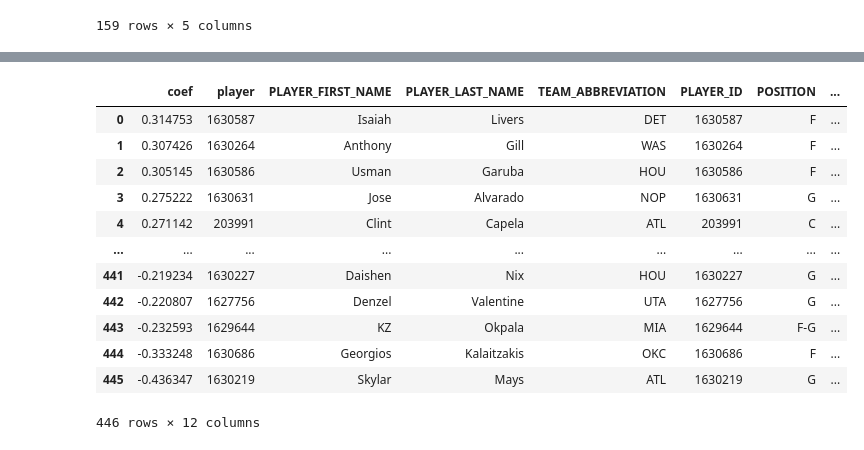
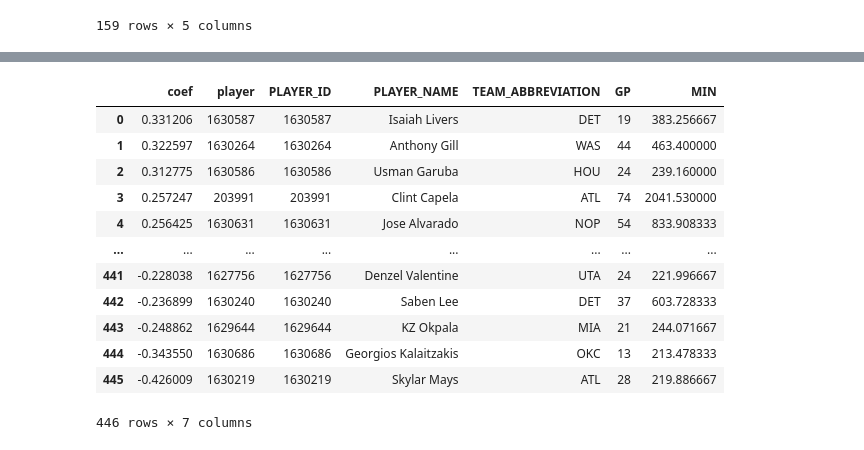
Before and after one commit to ImWesAdams/NBAPredictionsAndData, a Jupyter notebook: NBA Compile Play by Play Data.ipynb, the cells around one changed output, grey strips where cells are left out. Saved outputs shown, nothing was run; the diff lists cells and outputs as text; code cells hidden in the pictures.

Commit message:
Cleaning for regression but results aren't great yet

```diff
--- a/NBA Compile Play by Play Data.ipynb
+++ b/NBA Compile Play by Play Data.ipynb
@@ -302,6 +302,16 @@ print('Done with the errors in the problem_games list.')
 problem_games
 # %%
 test_df = pd.read_csv('play_by_play_run2022-05-17-13-58-05.csv')
+test_df['HOME_VS_AWAY']=np.where((test_df['AWAY_SCORE_DIFFERENCE']<0)|(test_df['HOME_SCORE_DIFFERENCE']<0),0,test_df['HOME_VS_AWAY'])
+test_df['AWAY_SCORE_DIFFERENCE']=np.where(test_df['AWAY_SCORE_DIFFERENCE']<0,0,test_df['AWAY_SCORE_DIFFERENCE'])
+test_df['HOME_SCORE_DIFFERENCE']=np.where(test_df['HOME_SCORE_DIFFERENCE']<0,0,test_df['HOME_SCORE_DIFFERENCE'])
+test_df['HOME_PLAYER_IDS']=test_df['HOME_PLAYER_IDS'].str.split(',')
+test_df['AWAY_PLAYER_IDS']=test_df['AWAY_PLAYER_IDS'].str.split(',')
+test_df['HOME_PLAYER_IDS']=test_df['HOME_PLAYER_IDS'].apply(sorted)
+test_df['AWAY_PLAYER_IDS']=test_df['AWAY_PLAYER_IDS'].apply(sorted)
+test_df['HOME_PLAYER_IDS']=test_df['HOME_PLAYER_IDS'].apply(','.join)
+test_df['AWAY_PLAYER_IDS']=test_df['AWAY_PLAYER_IDS'].apply(','.join)
+# test_df[['HOME_PLAYER_IDS','AWAY_PLAYER_IDS']]=test_df[['HOME_PLAYER_IDS','AWAY_PLAYER_IDS']].apply
 test_df = test_df.groupby(['HOME_PLAYER_IDS','AWAY_PLAYER_IDS']).agg({'SECONDS_PASSED':'sum','HOME_POSSESSION_FLAG':'sum',
                                                            'AWAY_POSSESSION_FLAG':'sum','HOME_SCORE_DIFFERENCE':'sum',
                                                            'AWAY_SCORE_DIFFERENCE':'sum','HOME_VS_AWAY':'sum'}).reset_index()
@@ -325,6 +335,6 @@ for idx,row in test_df.iterrows():
         test_df.at[idx,player]=-1
 test_df.fillna(0,inplace=True)
 # test_df.to_csv('test_df'+now_time+'.csv')
-test_df
+test_df.sort_values(by='HOME_VS_AWAY')
 # %% [output]
 |  | HOME_PLAYER_IDS | AWAY_PLAYER_IDS | SECONDS_PASSED | HOME_POSSESSION_FLAG | AWAY_POSSESSION_FLAG | ... |
@@ -343,22 +353,22 @@ test_df
 # %%
 # This was crashing until I made a new Conda env, re-installing my libraries
 lr = LinearRegression()
 lr.fit(test_df.drop(cols,axis=1),test_df['HOME_VS_AWAY_PER_POSSESSION'])
 linreg_results = pd.DataFrame({'coef':lr.coef_, 'player':test_df.drop(cols,axis=1).columns}).sort_values(by = 'coef', ascending = False)
 linreg_results['player']=linreg_results['player'].astype(int)
-linreg_results_player = linreg_results.merge(players,how='inner',left_on='player',right_on='PLAYER_ID')
+linreg_results_player = linreg_results.merge(player_minutes,how='inner',left_on='player',right_on='PLAYER_ID')
 linreg_results_player
 # %% [output]
-|  | coef | player | PLAYER_FIRST_NAME | PLAYER_LAST_NAME | TEAM_ABBREVIATION | PLAYER_ID | POSITION | ... |
-| 0 | 0.314753 | 1630587 | Isaiah | Livers | DET | 1630587 | F | ... |
-| 1 | 0.307426 | 1630264 | Anthony | Gill | WAS | 1630264 | F | ... |
-| 2 | 0.305145 | 1630586 | Usman | Garuba | HOU | 1630586 | F | ... |
-| 3 | 0.275222 | 1630631 | Jose | Alvarado | NOP | 1630631 | G | ... |
-| 4 | 0.271142 | 203991 | Clint | Capela | ATL | 203991 | C | ... |
-| ... | ... | ... | ... | ... | ... | ... | ... | ... |
-| 441 | -0.219234 | 1630227 | Daishen | Nix | HOU | 1630227 | G | ... |
-| 442 | -0.220807 | 1627756 | Denzel | Valentine | UTA | 1627756 | G | ... |
-| 443 | -0.232593 | 1629644 | KZ | Okpala | MIA | 1629644 | F-G | ... |
-| 444 | -0.333248 | 1630686 | Georgios | Kalaitzakis | OKC | 1630686 | F | ... |
-| 445 | -0.436347 | 1630219 | Skylar | Mays | ATL | 1630219 | G | ... |
+|  | coef | player | PLAYER_ID | PLAYER_NAME | TEAM_ABBREVIATION | GP | MIN |
+| 0 | 0.331206 | 1630587 | 1630587 | Isaiah Livers | DET | 19 | 383.256667 |
+| 1 | 0.322597 | 1630264 | 1630264 | Anthony Gill | WAS | 44 | 463.400000 |
+| 2 | 0.312775 | 1630586 | 1630586 | Usman Garuba | HOU | 24 | 239.160000 |
+| 3 | 0.257247 | 203991 | 203991 | Clint Capela | ATL | 74 | 2041.530000 |
+| 4 | 0.256425 | 1630631 | 1630631 | Jose Alvarado | NOP | 54 | 833.908333 |
+| ... | ... | ... | ... | ... | ... | ... | ... |
+| 441 | -0.228038 | 1627756 | 1627756 | Denzel Valentine | UTA | 24 | 221.996667 |
+| 442 | -0.236899 | 1630240 | 1630240 | Saben Lee | DET | 37 | 603.728333 |
+| 443 | -0.248862 | 1629644 | 1629644 | KZ Okpala | MIA | 21 | 244.071667 |
+| 444 | -0.343550 | 1630686 | 1630686 | Georgios Kalaitzakis | OKC | 13 | 213.478333 |
+| 445 | -0.426009 | 1630219 | 1630219 | Skylar Mays | ATL | 28 | 219.886667 |
-446 rows × 12 columns
+446 rows × 7 columns
```
Also changed, not shown: parts of 2 cells of this notebook.
